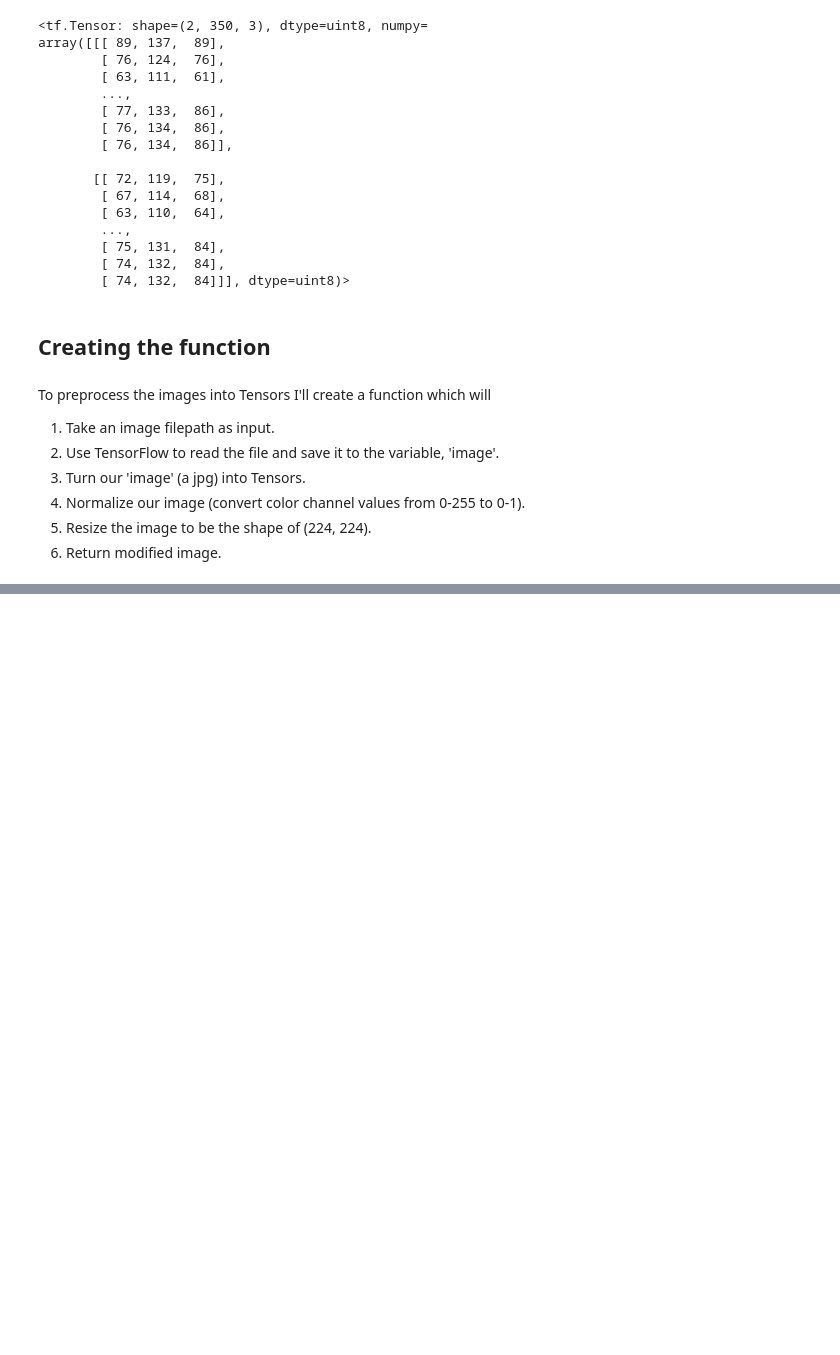
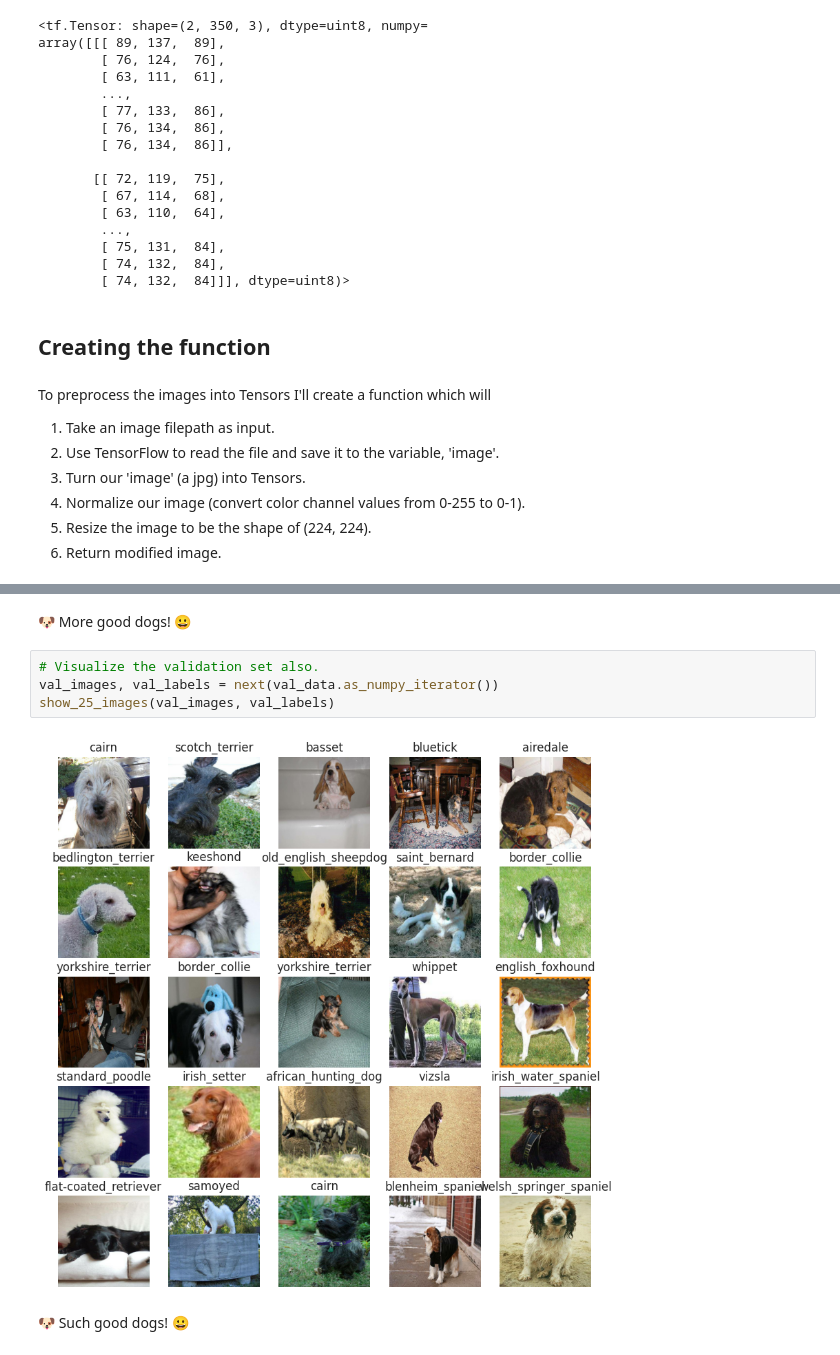
Before and after one commit to hmblackwood/The-Good-Dog-Project, a Jupyter notebook: The_Good_Dog_Project.ipynb, the cells around one changed output, grey strips where cells are left out. Saved outputs shown, nothing was run; the diff lists cells and outputs as text; blank space fills up the shorter version.

```diff
--- a/The_Good_Dog_Project.ipynb
+++ b/The_Good_Dog_Project.ipynb
@@ -455,0 +618,10 @@ NameError: name 'image_path' is not defined
+# %% [markdown]
+🐶 More good dogs! 😀
+# %%
+# Visualize the validation set also.
+val_images, val_labels = next(val_data.as_numpy_iterator())
+show_25_images(val_images, val_labels)
+# %% [output]
+[figure, added]
+# %% [markdown]
+🐶 Such good dogs! 😀
```
Also changed, not shown: parts of 16 cells of this notebook.
